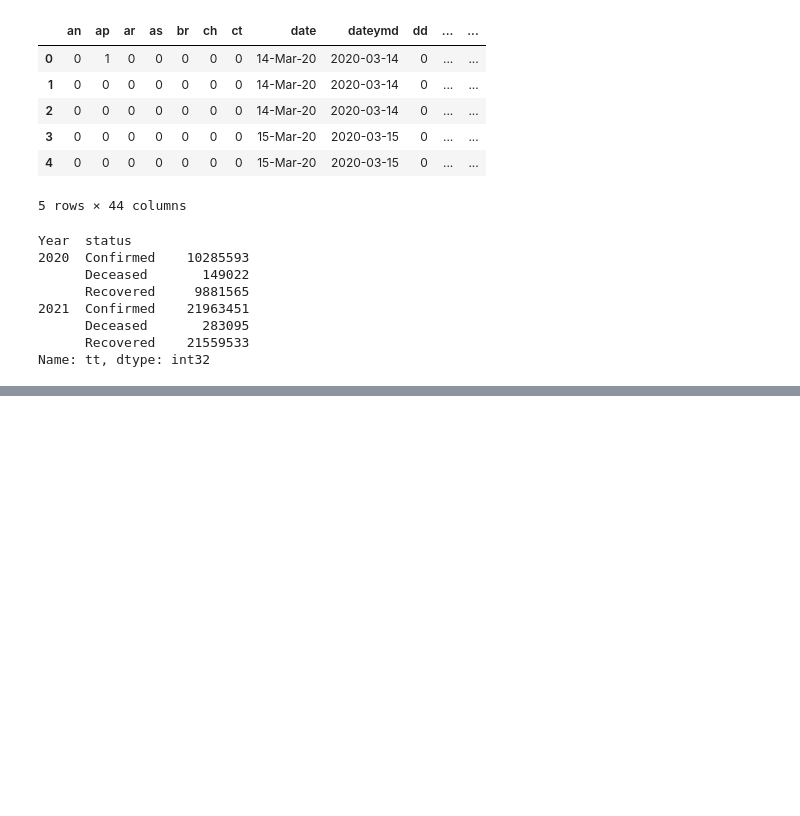
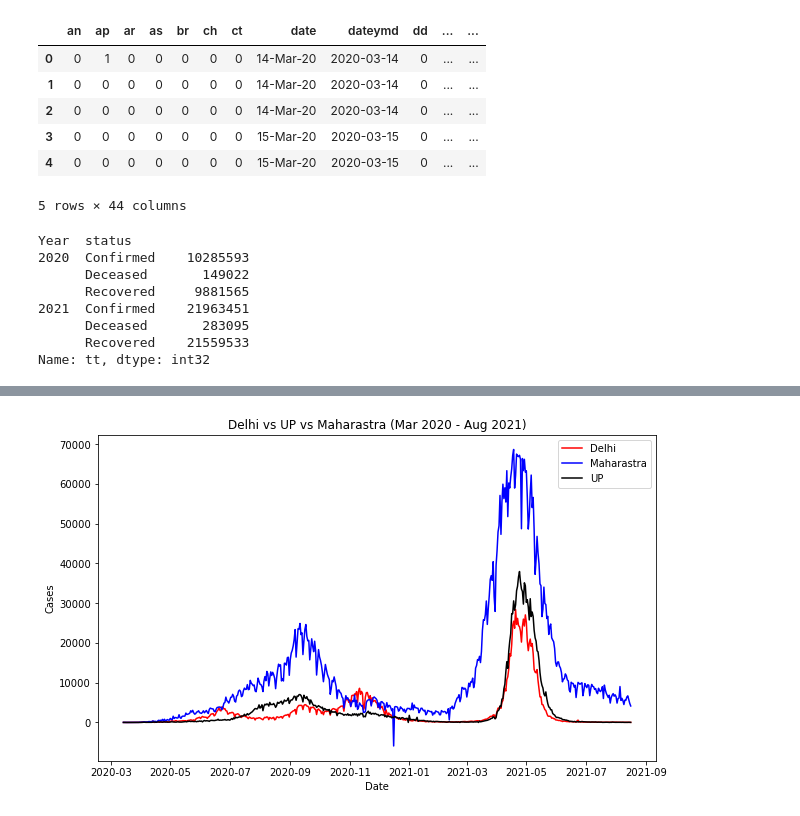
Before and after one commit to brainmentorspvtltd/DU_Maitry_2022, a Jupyter notebook: DataScienceCodes/CovidDataAnalysis.ipynb, the cells around one changed output, grey strips where cells are left out. Cells and saved outputs as stored; diff of their text form; code cells hidden in the pictures; blank space fills up the shorter version.

```diff
--- a/DataScienceCodes/CovidDataAnalysis.ipynb
+++ b/DataScienceCodes/CovidDataAnalysis.ipynb
@@ -107,0 +140,12 @@ Name: tt, dtype: int32
+# %%
+plt.figure(figsize=(10,6))
+plt.plot(confirmed_df['dateymd'], confirmed_df['dl'], color='red', label="Delhi")
+plt.plot(confirmed_df['dateymd'], confirmed_df['mh'], color='blue', label="Maharastra")
+plt.plot(confirmed_df['dateymd'], confirmed_df['up'], color='black', label="UP")
+plt.title("Delhi vs UP vs Maharastra (Mar 2020 - Aug 2021)")
+plt.xlabel("Date")
+plt.ylabel("Cases")
+plt.legend()
+plt.show()
+# %% [output]
+[figure, added]
```
Also changed, not shown: parts of 7 cells of this notebook, 1 other file.
